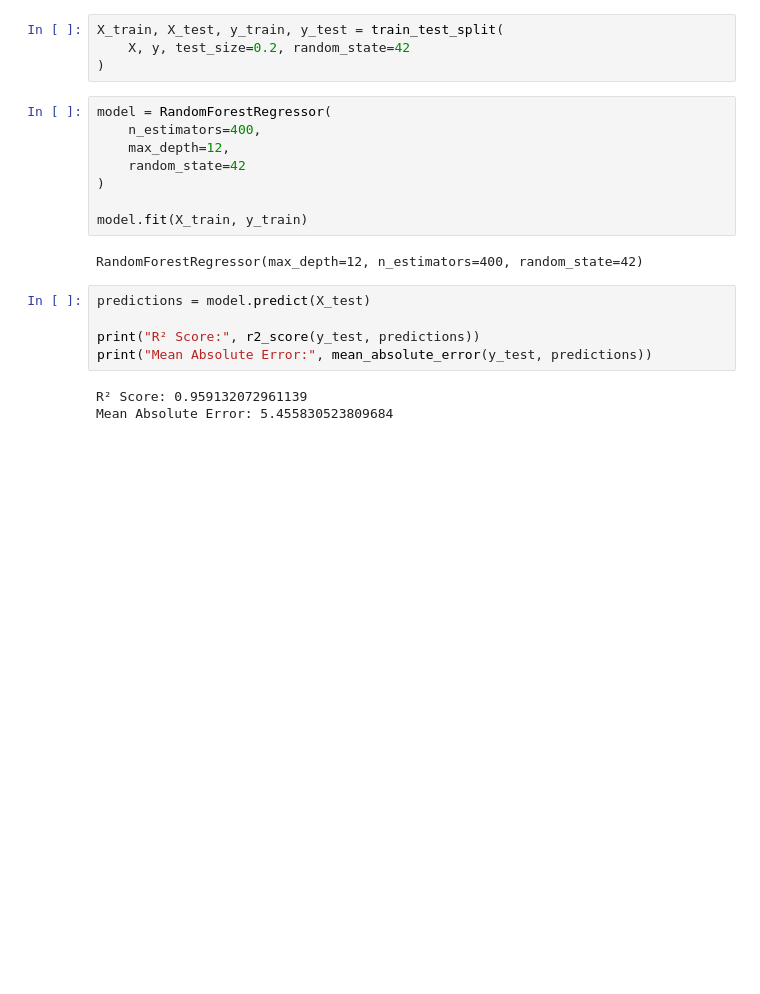
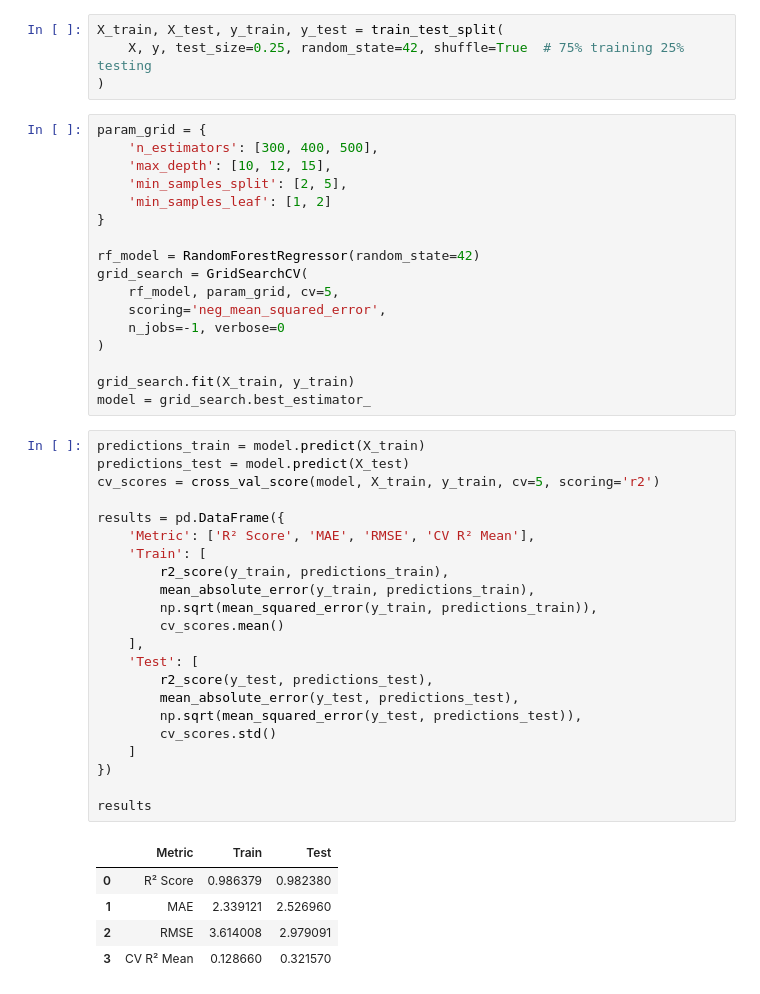
Before and after one commit to Divyanshu-Kumar19/LaLiga-Analysis, a Jupyter notebook: Analysis/src/modelling.ipynb, the cells around one changed output. Drawn from its saved outputs; the diff is of its cells as text; blank space fills up the shorter version.

```diff
--- a/Analysis/src/modelling.ipynb
+++ b/Analysis/src/modelling.ipynb
@@ -66,25 +65,52 @@ X = data[imp_cols]
 y = data["TargetScore"]
 # %%
 X_train, X_test, y_train, y_test = train_test_split(
-    X, y, test_size=0.2, random_state=42
+    X, y, test_size=0.25, random_state=42, shuffle=True  # 75% training 25% testing
 )
 # %%
-model = RandomForestRegressor(
-    n_estimators=400,
-    max_depth=12,
-    random_state=42
+param_grid = {
+    'n_estimators': [300, 400, 500],
+    'max_depth': [10, 12, 15],
+    'min_samples_split': [2, 5],
+    'min_samples_leaf': [1, 2]
+}
+
+rf_model = RandomForestRegressor(random_state=42)
+grid_search = GridSearchCV(
+    rf_model, param_grid, cv=5,
+    scoring='neg_mean_squared_error',
+    n_jobs=-1, verbose=0
 )
 
-model.fit(X_train, y_train)
+grid_search.fit(X_train, y_train)
+model = grid_search.best_estimator_
-# %% [output]
-RandomForestRegressor(max_depth=12, n_estimators=400, random_state=42)
 # %%
-predictions = model.predict(X_test)
+predictions_train = model.predict(X_train)
+predictions_test = model.predict(X_test)
+cv_scores = cross_val_score(model, X_train, y_train, cv=5, scoring='r2')
 
-print("R² Score:", r2_score(y_test, predictions))
-print("Mean Absolute Error:", mean_absolute_error(y_test, predictions))
+results = pd.DataFrame({
+    'Metric': ['R² Score', 'MAE', 'RMSE', 'CV R² Mean'],
+    'Train': [
+        r2_score(y_train, predictions_train),
+        mean_absolute_error(y_train, predictions_train),
+        np.sqrt(mean_squared_error(y_train, predictions_train)),
+        cv_scores.mean()
+    ],
+    'Test': [
+        r2_score(y_test, predictions_test),
+        mean_absolute_error(y_test, predictions_test),
+        np.sqrt(mean_squared_error(y_test, predictions_test)),
+        cv_scores.std()
+    ]
+})
+
+results
 # %% [output]
-R² Score: 0.959132072961139
-Mean Absolute Error: 5.455830523809684
+|  | Metric | Train | Test |
+| 0 | R² Score | 0.986379 | 0.982380 |
+| 1 | MAE | 2.339121 | 2.526960 |
+| 2 | RMSE | 3.614008 | 2.979091 |
+| 3 | CV R² Mean | 0.128660 | 0.321570 |
 # %%
 data["MLScore"] = model.predict(X)
```
Also changed, not shown: parts of 9 cells of this notebook, 10 other files.
